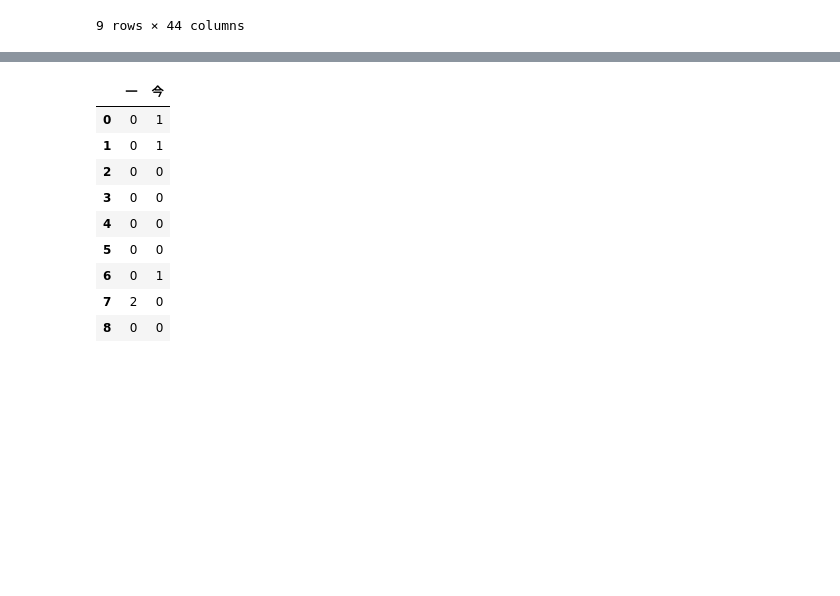
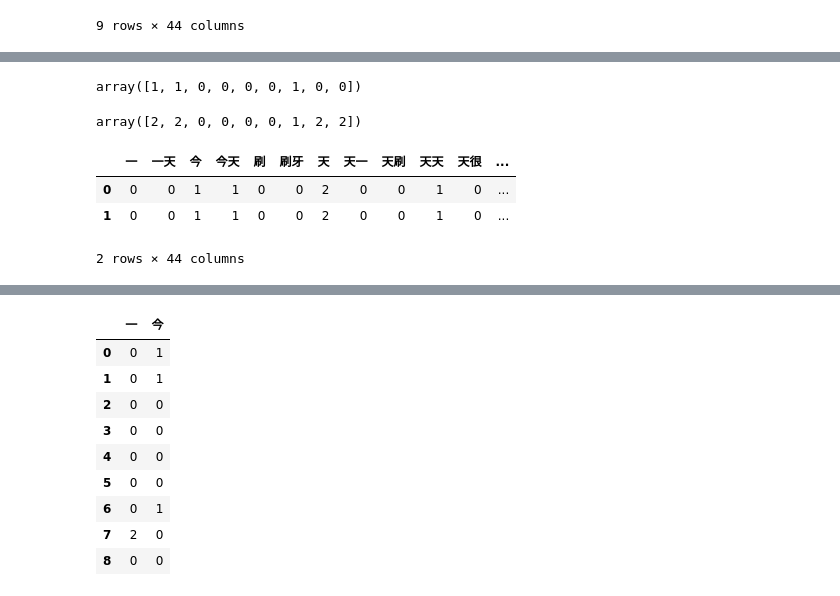
Before and after one commit to c3h3/PlaYnlp, a Jupyter notebook: dev_ipynbs/start_to_dev_modelframe.ipynb, the cells around one changed output, grey strips where cells are left out. Drawn from its saved outputs; the diff is of its cells as text; code cells hidden in the pictures; blank space fills up the shorter version.

```diff
--- a/dev_ipynbs/start_to_dev_modelframe.ipynb
+++ b/dev_ipynbs/start_to_dev_modelframe.ipynb
@@ -373,5 +414,18 @@ print id(mf2._projector_cls)
 # %%
 X1 = mf._projector_cls(on_columns=[3])
-X2 = mf._projector_cls(on_columns=[7])
+X2 = mf._projector_cls(on_columns=[6])
+# %%
+X1._projection
+# %% [output]
+array([1, 1, 0, 0, 0, 0, 1, 0, 0])
 # %%
 X2._projection
+# %% [output]
+array([2, 2, 0, 0, 0, 0, 1, 2, 2])
+# %%
+((X1 >= 1)&(X2 >= 2))._sub_mf
+# %% [output]
+|  | 一 | 一天 | 今 | 今天 | 刷 | 刷牙 | 天 | 天一 | 天刷 | 天天 | 天很 | ... |
+| 0 | 0 | 0 | 1 | 1 | 0 | 0 | 2 | 0 | 0 | 1 | 0 | ... |
+| 1 | 0 | 0 | 1 | 1 | 0 | 0 | 2 | 0 | 0 | 1 | 0 | ... |
+2 rows × 44 columns
```
Also changed, not shown: parts of 19 cells of this notebook, 2 other files.
